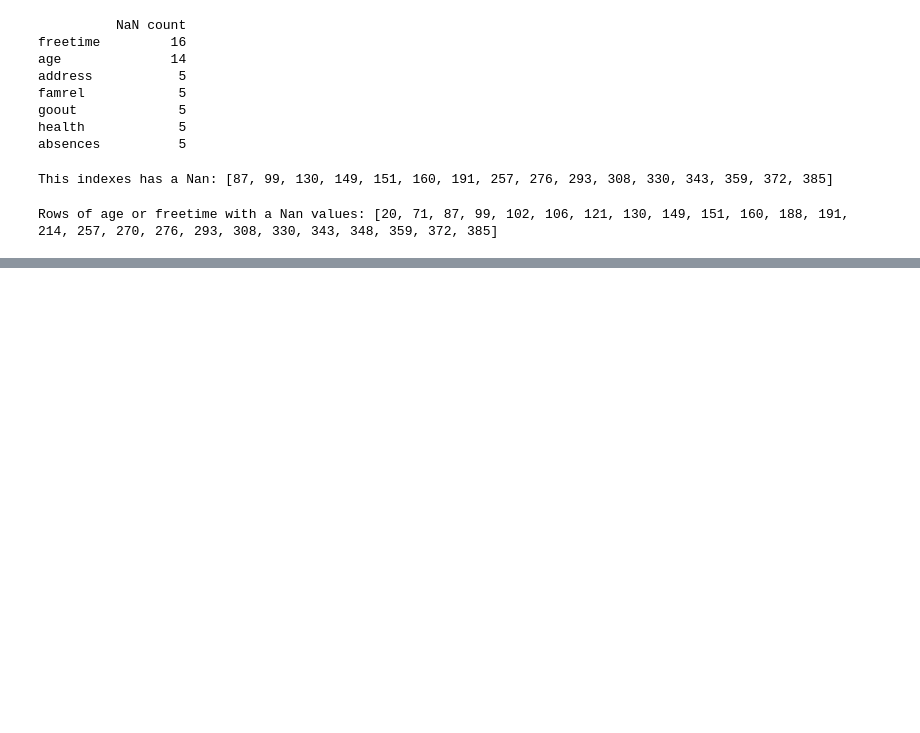
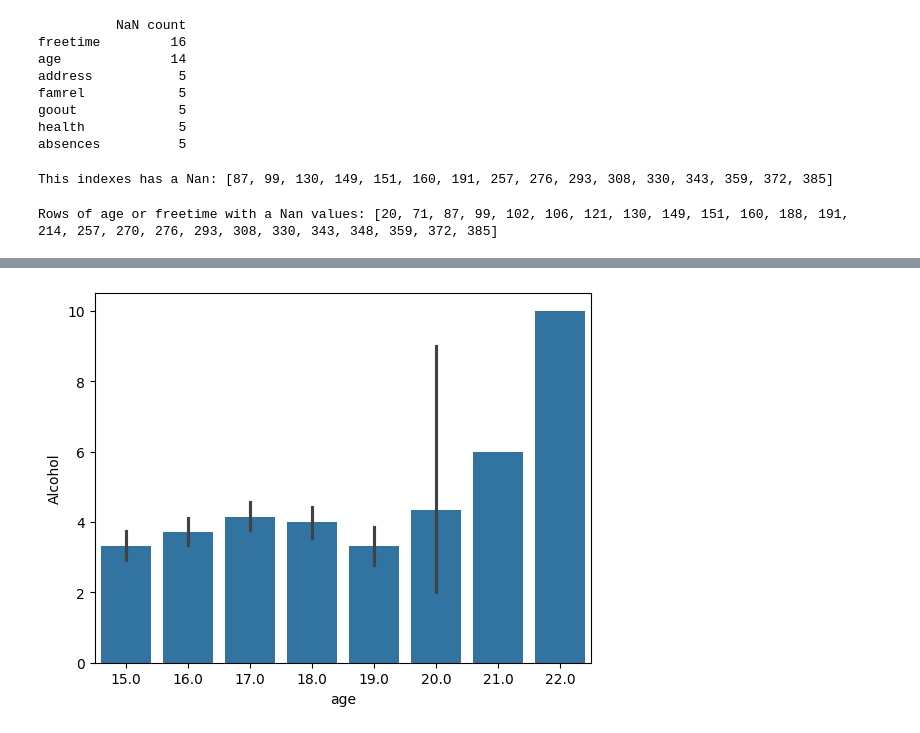
Before and after one commit to HanFredriksson/AI-plugg-filer-Hannes-Fredriksson, a Jupyter notebook: Databehandling/Exercises/Exercises-01.ipynb, the cells around one changed output, grey strips where cells are left out. Drawn from its saved outputs; the diff is of its cells as text; code cells hidden in the pictures; blank space fills up the shorter version.

```diff
--- a/Databehandling/Exercises/Exercises-01.ipynb
+++ b/Databehandling/Exercises/Exercises-01.ipynb
@@ -70,0 +152,4 @@ print(total_Nan)
+# %%
+data["Alcohol"] = data["Dalc"] + data["Walc"]
+
+data["Alcohol"]
@@ -70,0 +169,4 @@ print(total_Nan)
+# %%
+alc_age = sns.barplot(data, x="age", y="Alcohol")
+# %% [output]
+[figure, added]
```
Also changed, not shown: parts of 10 cells of this notebook.
